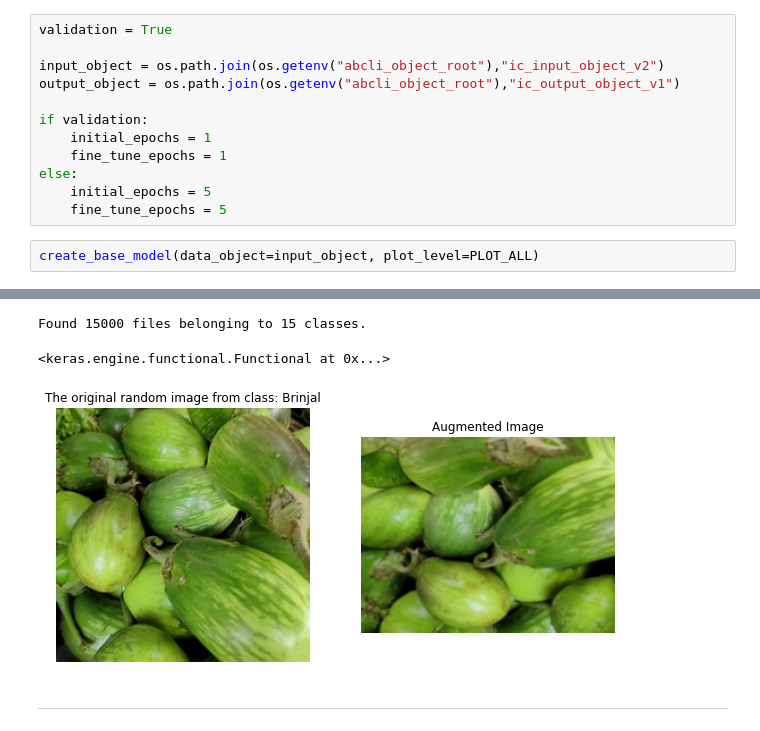
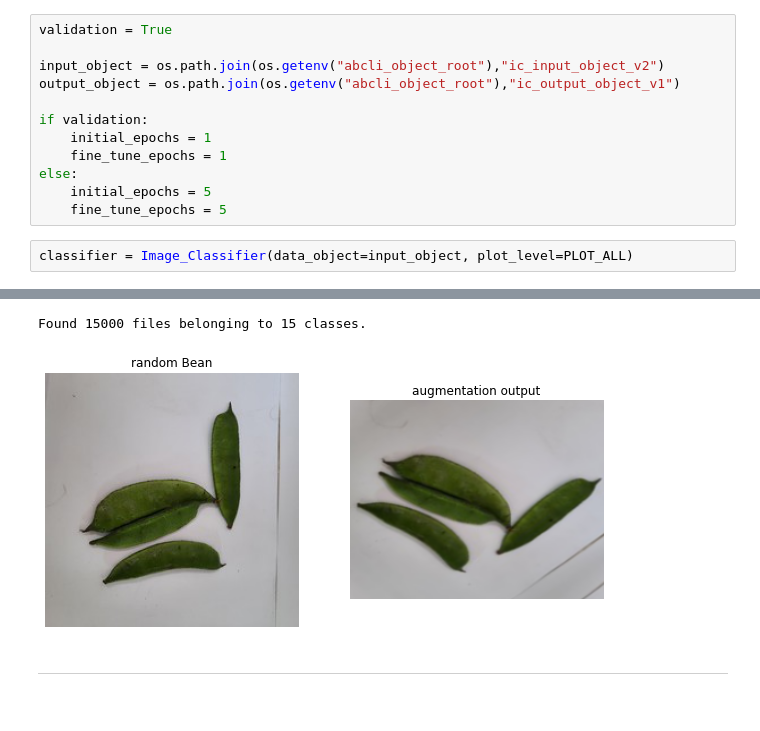
Before and after one commit to kamangir/image-classifier, a Jupyter notebook: image_classifier.ipynb, the cells around one changed output, grey strips where cells are left out. Saved outputs shown, nothing was run; the diff lists cells and outputs as text.

```diff
--- a/image_classifier.ipynb
+++ b/image_classifier.ipynb
@@ -39,5 +39,5 @@ else:
     initial_epochs = 5
     fine_tune_epochs = 5
 # %%
-create_base_model(data_object=input_object, plot_level=PLOT_ALL)
+classifier = Image_Classifier(data_object=input_object, plot_level=PLOT_ALL)
 # %% [output]
@@ -45,7 +45,6 @@ create_base_model(data_object=input_object, plot_level=PLOT_ALL)
 To enable them in other operations, rebuild TensorFlow with the appropriate compiler flags.
 Found 15000 files belonging to 15 classes.
-<keras.engine.functional.Functional at 0x...>
-[figure, old version]
+[figure, new version]
 # %% [markdown]
 ---
 # %%
```
Also changed, not shown: parts of 2 cells of this notebook, 2 other files.
